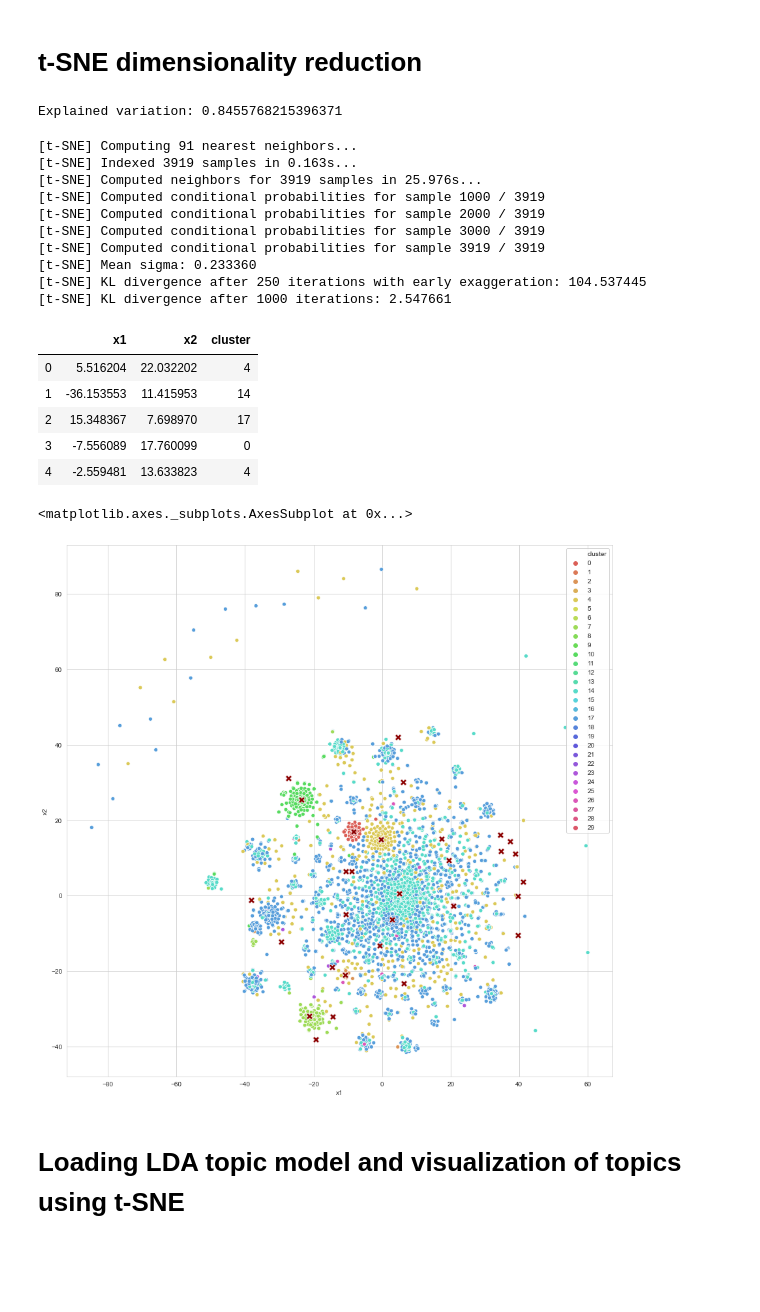
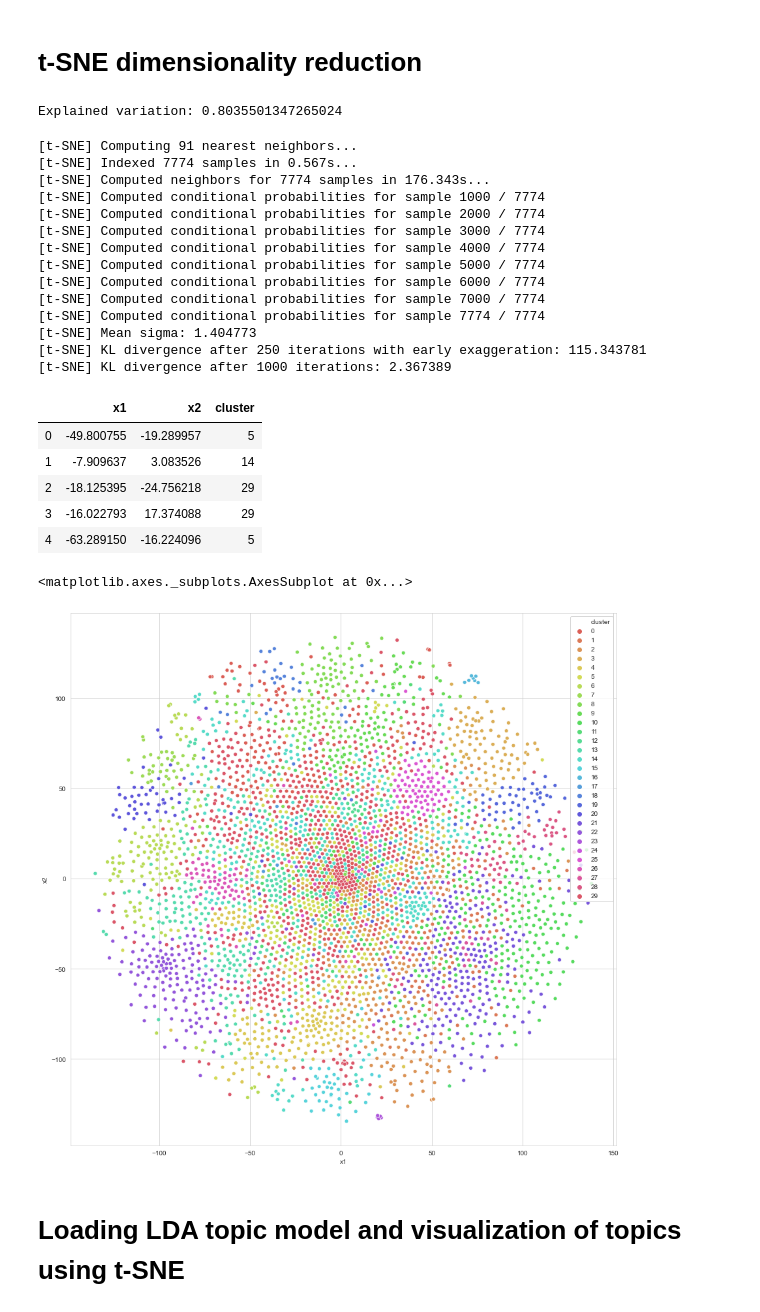
Before and after one commit to PejicM/Legal-Case-Reports-Topic-Modeling, a Jupyter notebook: documents_clustering.ipynb, the cells around one changed output. Cells and saved outputs as stored; diff of their text form; code cells hidden in the pictures; blank space fills up the shorter version.

Commit message:
Fixing unbalanced clusters with Birch and Agglomerative clustering...

```diff
--- a/documents_clustering.ipynb
+++ b/documents_clustering.ipynb
@@ -47,7 +48,7 @@ tfidf = TfidfModel(corpus)
 corpus_tfidf = tfidf[corpus]
 # %%
 # Transform corpus into dense/sparse matrix
-use_tfidf = False
+use_tfidf = True
 
 if(use_tfidf):
     corpus_dense = corpus2dense(corpus_tfidf, num_terms, num_docs)
@@ -133,0 +220,7 @@ Dimensions of cluster centroids: (30, 7037)
+# %%
+optimal_model = Birch(threshold=0.01, n_clusters=30)
+labels = optimal_model.fit_predict(scaled_data)
+# %%
+centroids = optimal_model.subcluster_centers_
+
+centroids[0]
@@ -183,48 +279,52 @@ diagnostic
 # %%
 # first reduce dimensionality using PCA, and then pass it to t-SNE
 # mala usteda vremena, t-SNE je dosta spor u ovoj situaciji
-pca = PCA(n_components=1000)       # probati eventualno i SparsePCA
+pca = PCA(n_components=1500)       # probati eventualno i SparsePCA
 pca_data = pca.fit_transform(all_data)
 print('Explained variation: {}'.format(np.sum(pca.explained_variance_ratio_)))
 # %% [output]
-Explained variation: 0.8455768215396371
+Explained variation: 0.8035501347265024
 # %%
 tsne_model = TSNE(n_components=2, verbose=1, random_state=33)
 # %%
 tsne_res = tsne_model.fit_transform(pca_data)
 # %% [output]
 [t-SNE] Computing 91 nearest neighbors...
-[t-SNE] Indexed 3919 samples in 0.163s...
-[t-SNE] Computed neighbors for 3919 samples in 25.976s...
-[t-SNE] Computed conditional probabilities for sample 1000 / 3919
-[t-SNE] Computed conditional probabilities for sample 2000 / 3919
-[t-SNE] Computed conditional probabilities for sample 3000 / 3919
-[t-SNE] Computed conditional probabilities for sample 3919 / 3919
-[t-SNE] Mean sigma: 0.233360
-[t-SNE] KL divergence after 250 iterations with early exaggeration: 104.537445
-[t-SNE] KL divergence after 1000 iterations: 2.547661
+[t-SNE] Indexed 7774 samples in 0.567s...
+[t-SNE] Computed neighbors for 7774 samples in 176.343s...
+[t-SNE] Computed conditional probabilities for sample 1000 / 7774
+[t-SNE] Computed conditional probabilities for sample 2000 / 7774
+[t-SNE] Computed conditional probabilities for sample 3000 / 7774
+[t-SNE] Computed conditional probabilities for sample 4000 / 7774
+[t-SNE] Computed conditional probabilities for sample 5000 / 7774
+[t-SNE] Computed conditional probabilities for sample 6000 / 7774
+[t-SNE] Computed conditional probabilities for sample 7000 / 7774
+[t-SNE] Computed conditional probabilities for sample 7774 / 7774
+[t-SNE] Mean sigma: 1.404773
+[t-SNE] KL divergence after 250 iterations with early exaggeration: 115.343781
+[t-SNE] KL divergence after 1000 iterations: 2.367389
 # %%
 tsne_df = pd.DataFrame(tsne_res[:scaled_data.shape[0], :], columns=['x1', 'x2'])
 tsne_df['cluster'] = labels
 tsne_df.head()
 # %% [output]
 |  | x1 | x2 | cluster |
-| 0 | 5.516204 | 22.032202 | 4 |
-| 1 | -36.153553 | 11.415953 | 14 |
-| 2 | 15.348367 | 7.698970 | 17 |
-| 3 | -7.556089 | 17.760099 | 0 |
-| 4 | -2.559481 | 13.633823 | 4 |
+| 0 | -49.800755 | -19.289957 | 5 |
+| 1 | -7.909637 | 3.083526 | 14 |
+| 2 | -18.125395 | -24.756218 | 29 |
+| 3 | -16.022793 | 17.374088 | 29 |
+| 4 | -63.289150 | -16.224096 | 5 |
 # %%
 # get transformed points for all centroids
 tsne_centroids = tsne_res[scaled_data.shape[0]:, :]
 # %%
 plt.figure(figsize=(15, 15))
 
 sns.scatterplot(x=tsne_df['x1'], y=tsne_df['x2'], hue=tsne_df['cluster'], legend='full', palette=sns.color_palette("hls", 30))
-sns.scatterplot(x=tsne_centroids[:, 0], y=tsne_centroids[:, 1], marker='X', s=100, color='darkred')
+#sns.scatterplot(x=tsne_centroids[:, 0], y=tsne_centroids[:, 1], marker='X', s=100, color='darkred')
 # %% [output]
 <matplotlib.axes._subplots.AxesSubplot at 0x...>
-[figure, old version]
+[figure, new version]
 # %% [markdown]
 # Loading LDA topic model and visualization of topics using t-SNE
 # %% [markdown]
```
Also changed, not shown: parts of 25 cells of this notebook, 1 other file.
